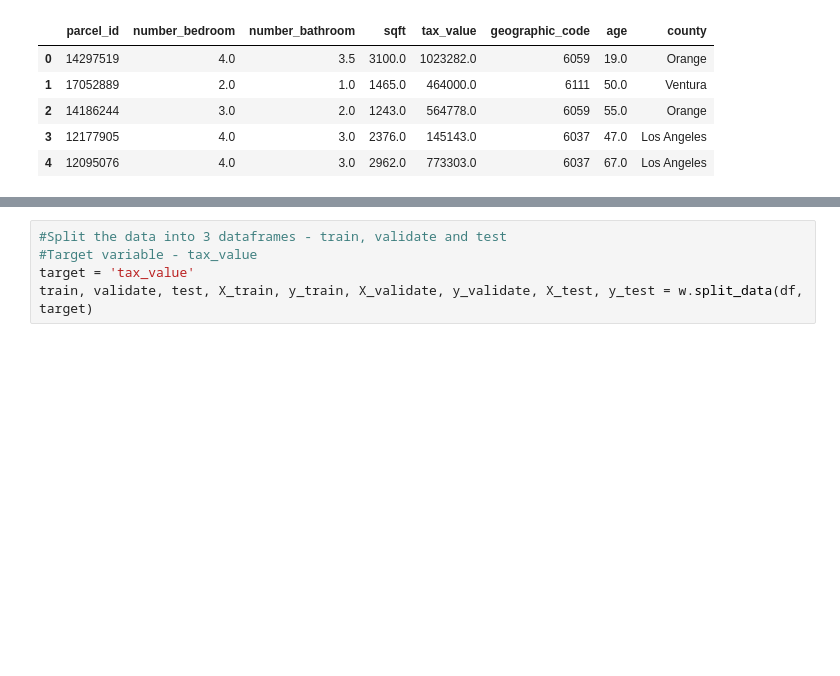
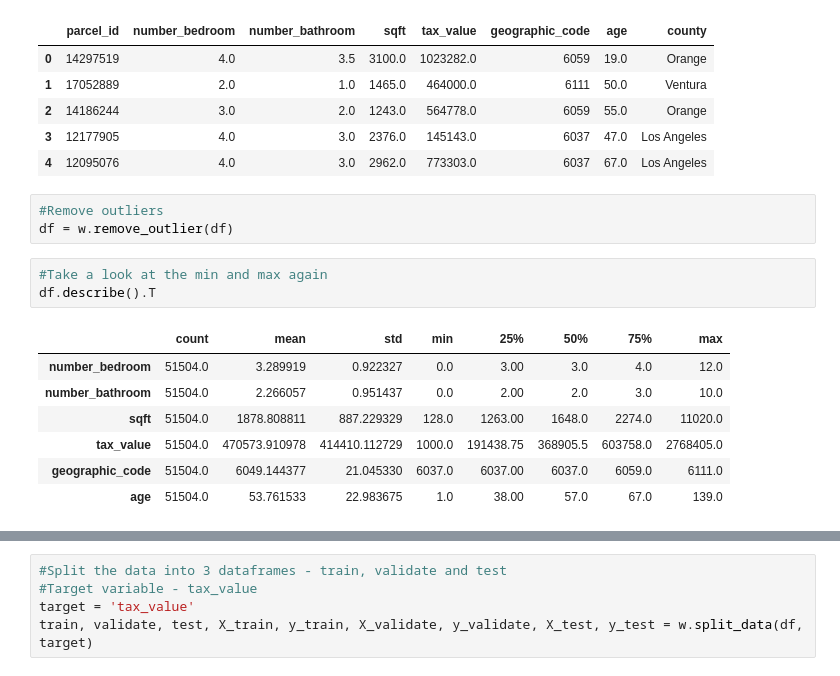
Before and after one commit to Olivert75/regression_project, a Jupyter notebook: final_notebook.ipynb, the cells around one changed output, grey strips where cells are left out. Cells and saved outputs as stored; diff of their text form; blank space fills up the shorter version.

```diff
--- a/final_notebook.ipynb
+++ b/final_notebook.ipynb
@@ -144,3 +154,17 @@ df.head()
 | 2 | 14186244 | 3.0 | 2.0 | 1243.0 | 564778.0 | 6059 | 55.0 | Orange |
 | 3 | 12177905 | 4.0 | 3.0 | 2376.0 | 145143.0 | 6037 | 47.0 | Los Angeles |
 | 4 | 12095076 | 4.0 | 3.0 | 2962.0 | 773303.0 | 6037 | 67.0 | Los Angeles |
+# %%
+#Remove outliers
+df = w.remove_outlier(df)
+# %%
+#Take a look at the min and max again
+df.describe().T
+# %% [output]
+|  | count | mean | std | min | 25% | 50% | 75% | max |
+| number_bedroom | 51504.0 | 3.289919 | 0.922327 | 0.0 | 3.00 | 3.0 | 4.0 | 12.0 |
+| number_bathroom | 51504.0 | 2.266057 | 0.951437 | 0.0 | 2.00 | 2.0 | 3.0 | 10.0 |
+| sqft | 51504.0 | 1878.808811 | 887.229329 | 128.0 | 1263.00 | 1648.0 | 2274.0 | 11020.0 |
+| tax_value | 51504.0 | 470573.910978 | 414410.112729 | 1000.0 | 191438.75 | 368905.5 | 603758.0 | 2768405.0 |
+| geographic_code | 51504.0 | 6049.144377 | 21.045330 | 6037.0 | 6037.00 | 6037.0 | 6059.0 | 6111.0 |
+| age | 51504.0 | 53.761533 | 22.983675 | 1.0 | 38.00 | 57.0 | 67.0 | 139.0 |
```
Also changed, not shown: parts of 24 cells of this notebook.
